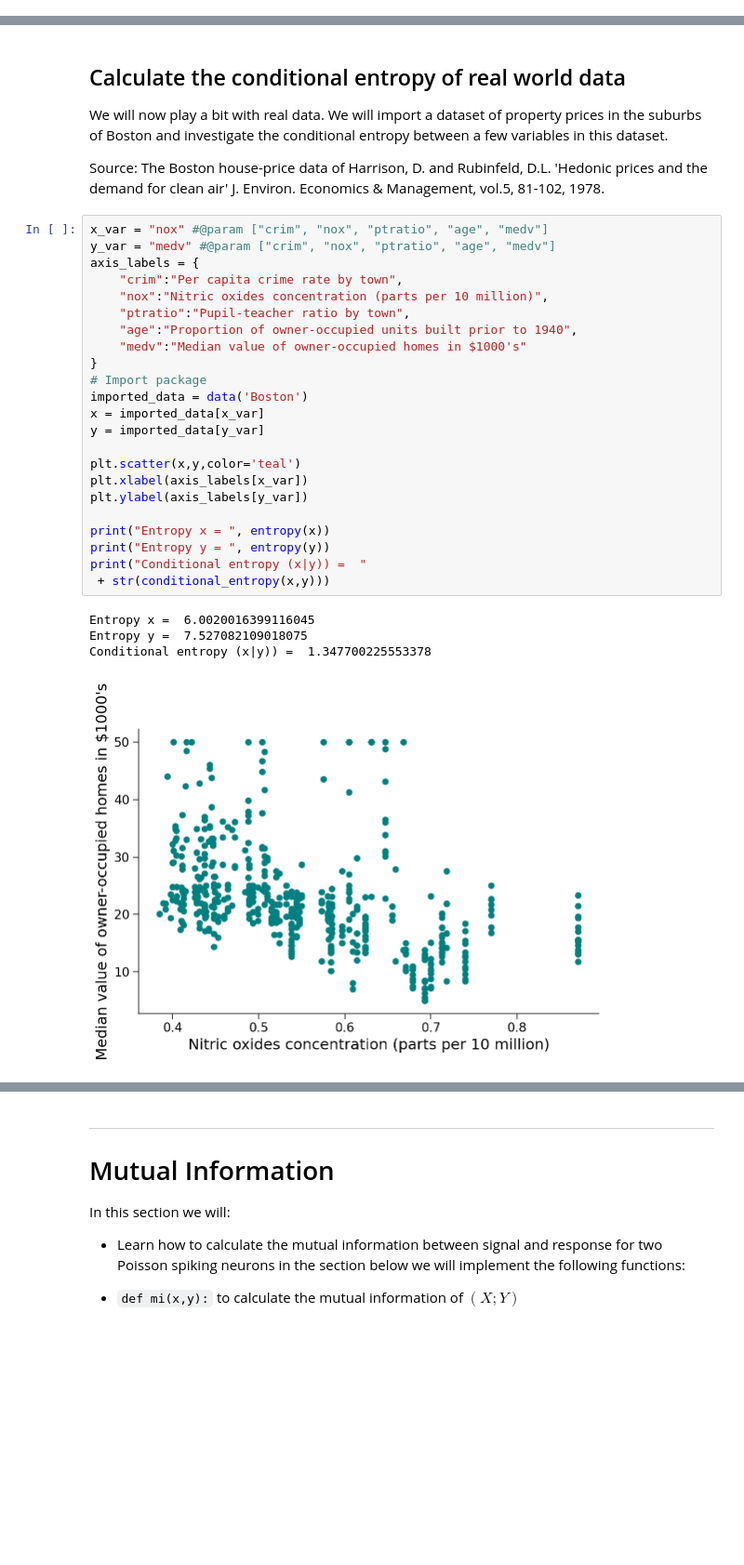
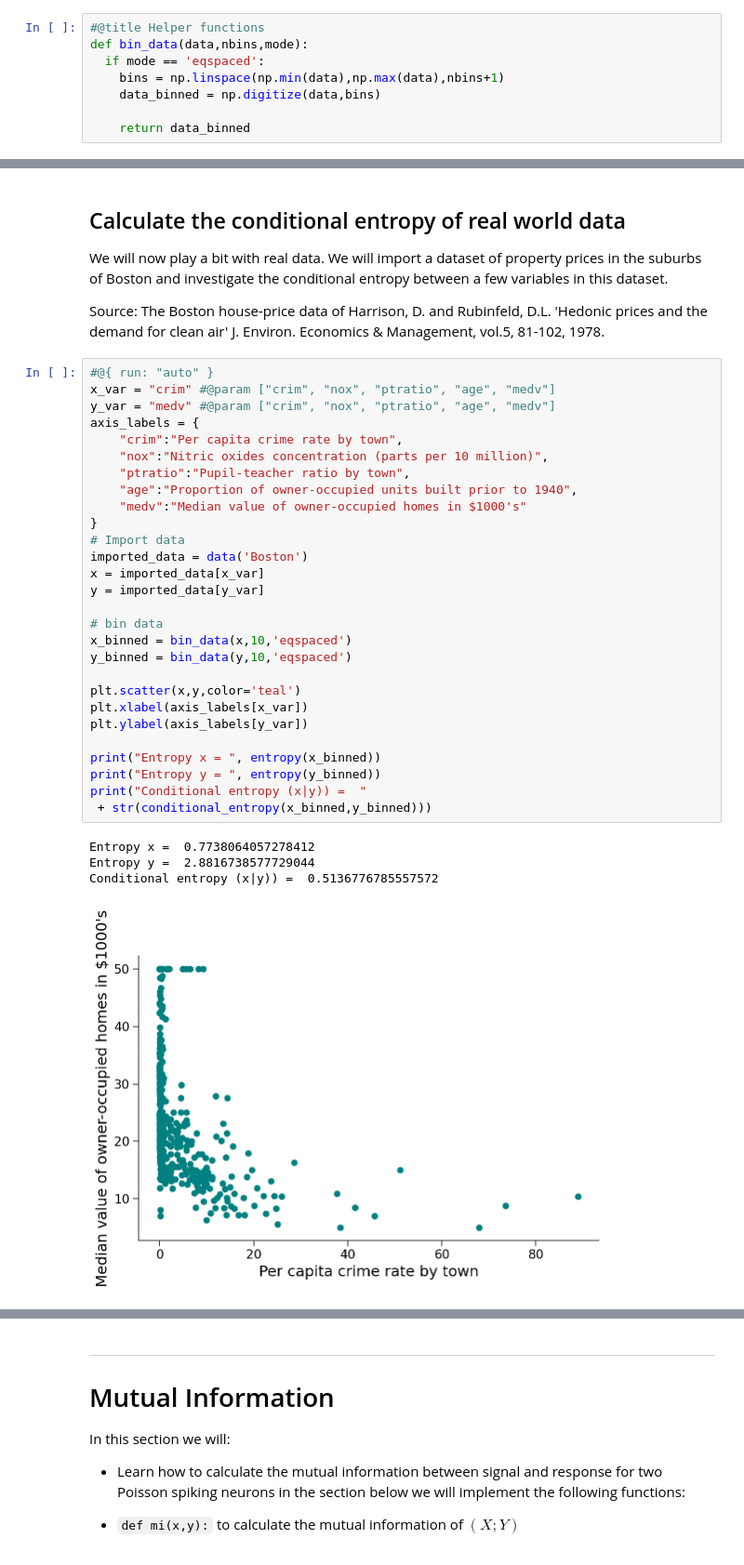
Before and after one commit to rmaffulli/MI_tutorial, a Jupyter notebook: MI_tutorial.ipynb, the cells around one changed output, grey strips where cells are left out. Shown at 93% size. Drawn from its saved outputs; the diff is of its cells as text; blank space fills up the shorter version.

```diff
--- a/MI_tutorial.ipynb
+++ b/MI_tutorial.ipynb
@@ -47,3 +41,11 @@ def glimpse(df):
+# %%
+#@title Helper functions
+def bin_data(data,nbins,mode):
+  if mode == 'eqspaced':
+    bins = np.linspace(np.min(data),np.max(data),nbins+1)
+    data_binned = np.digitize(data,bins)
+
+    return data_binned
 # %% [markdown]
 ---
 # Generation of Poisson spikes
@@ -244,33 +246,38 @@ We will now play a bit with real data. We will import a dataset of property pric
 
 Source: The Boston house-price data of Harrison, D. and Rubinfeld, D.L. 'Hedonic prices and the demand for clean air' J. Environ. Economics & Management, vol.5, 81-102, 1978.
 # %%
-x_var = "nox" #@param ["crim", "nox", "ptratio", "age", "medv"]
+#@{ run: "auto" }
+x_var = "crim" #@param ["crim", "nox", "ptratio", "age", "medv"]
 y_var = "medv" #@param ["crim", "nox", "ptratio", "age", "medv"]
 axis_labels = {
     "crim":"Per capita crime rate by town",
     "nox":"Nitric oxides concentration (parts per 10 million)",
     "ptratio":"Pupil-teacher ratio by town",
     "age":"Proportion of owner-occupied units built prior to 1940",
     "medv":"Median value of owner-occupied homes in $1000's"
 }
-# Import package
+# Import data
 imported_data = data('Boston')
 x = imported_data[x_var]
 y = imported_data[y_var]
+
+# bin data
+x_binned = bin_data(x,10,'eqspaced')
+y_binned = bin_data(y,10,'eqspaced')
 
 plt.scatter(x,y,color='teal')
 plt.xlabel(axis_labels[x_var])
 plt.ylabel(axis_labels[y_var])
 
-print("Entropy x = ", entropy(x))
-print("Entropy y = ", entropy(y))
+print("Entropy x = ", entropy(x_binned))
+print("Entropy y = ", entropy(y_binned))
 print("Conditional entropy (x|y)) =  "
- + str(conditional_entropy(x,y)))
+ + str(conditional_entropy(x_binned,y_binned)))
 # %% [output]
-Entropy x =  6.0020016399116045
-Entropy y =  7.527082109018075
-Conditional entropy (x|y)) =  1.347700225553378
+Entropy x =  0.7738064057278412
+Entropy y =  2.8816738577729044
+Conditional entropy (x|y)) =  0.5136776785557572
-[figure, old version]
+[figure, new version]
 # %% [markdown]
 ## A note:
 - Never forget that marginal, joint and conditional probability bare related through Bayes rule: $$ p(X|Y) = \frac{p(X,Y)}{p(Y)} $$
```
Also changed, not shown: parts of 2 cells of this notebook.
